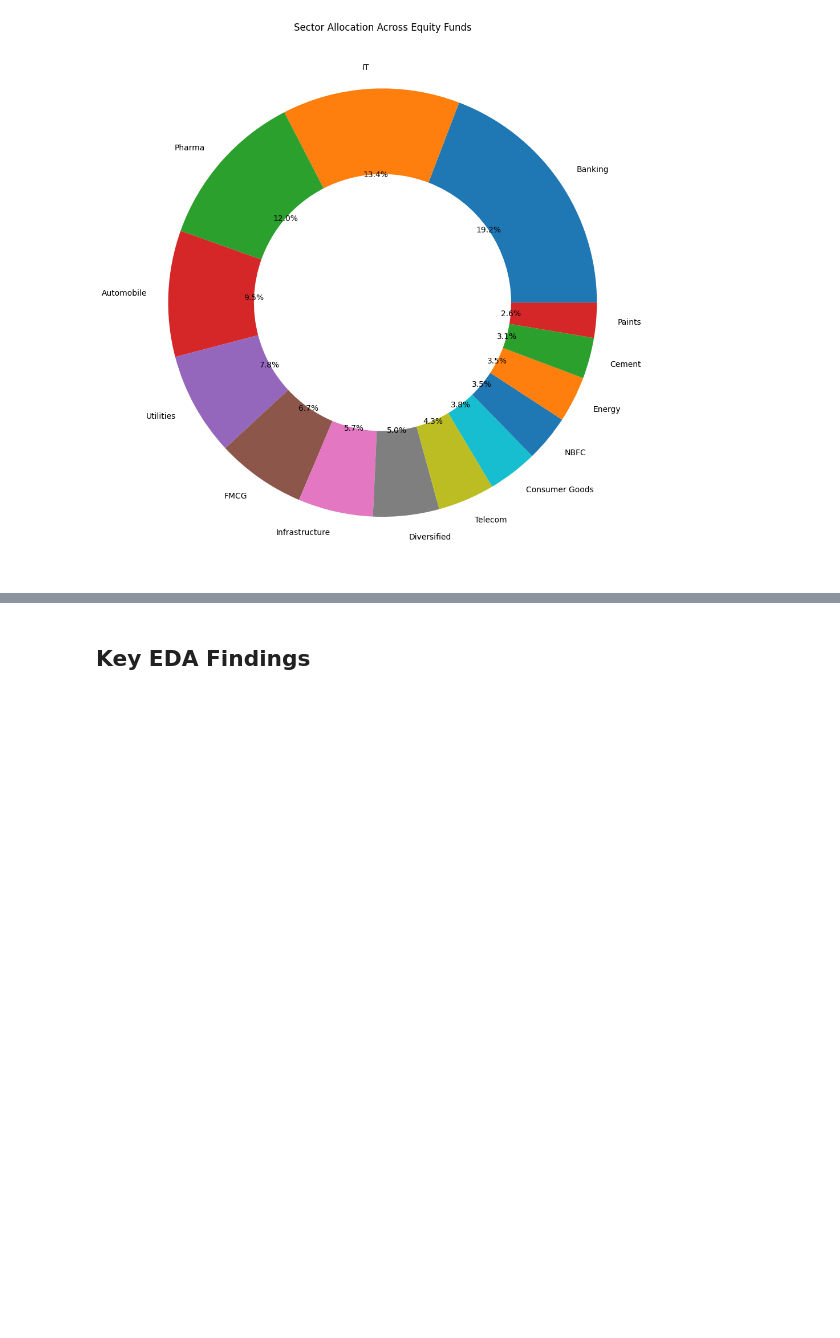
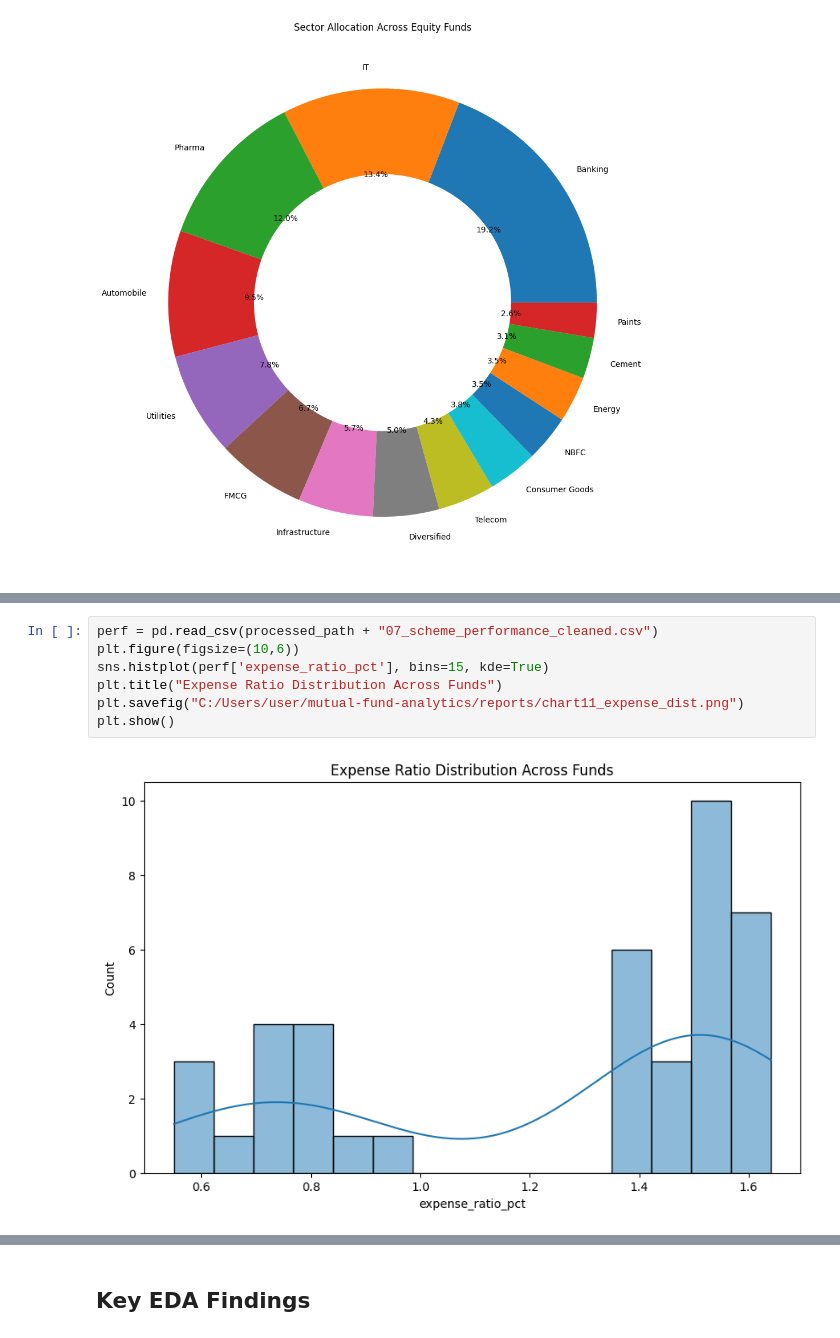
Before and after one commit to SridurgaKamisetty/mutual-fund-analytics, a Jupyter notebook: notebooks/EDA_Analysis.ipynb, the cells around one changed output, grey strips where cells are left out. Saved outputs shown, nothing was run; the diff lists cells and outputs as text; blank space fills up the shorter version.

```diff
--- a/notebooks/EDA_Analysis.ipynb
+++ b/notebooks/EDA_Analysis.ipynb
@@ -219,0 +226,9 @@ plt.show()
+# %%
+perf = pd.read_csv(processed_path + "07_scheme_performance_cleaned.csv")
+plt.figure(figsize=(10,6))
+sns.histplot(perf['expense_ratio_pct'], bins=15, kde=True)
+plt.title("Expense Ratio Distribution Across Funds")
+plt.savefig("C:/Users/user/mutual-fund-analytics/reports/chart11_expense_dist.png")
+plt.show()
+# %% [output]
+[figure, added]
```
Also changed, not shown: parts of 2 cells of this notebook, 10 other files.
